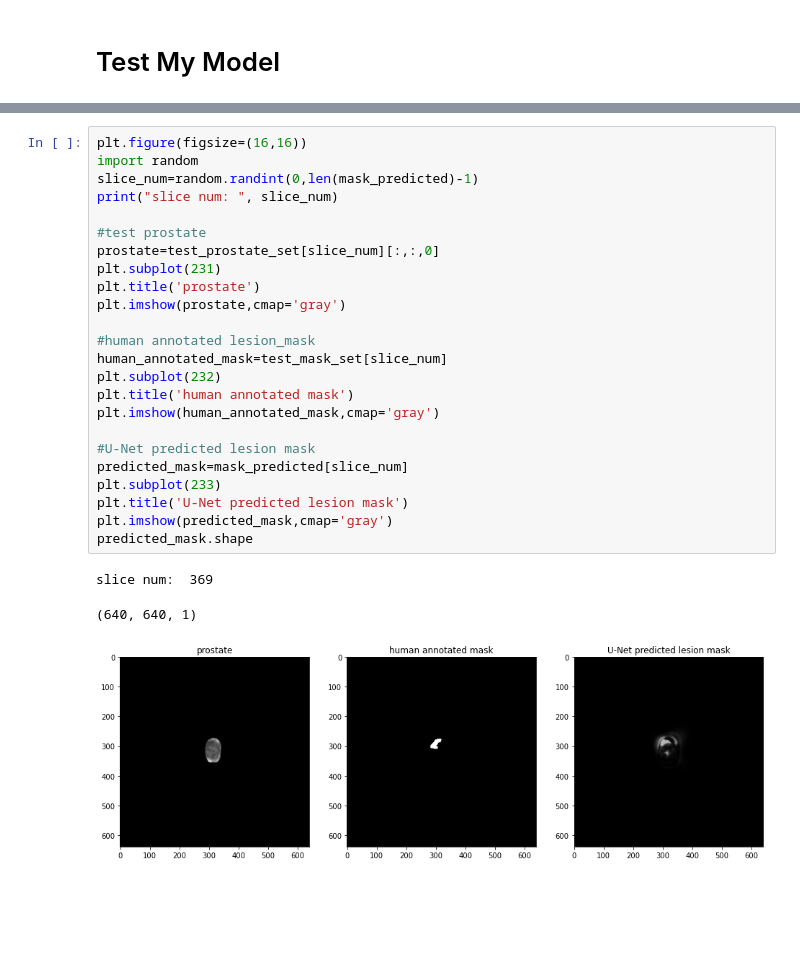
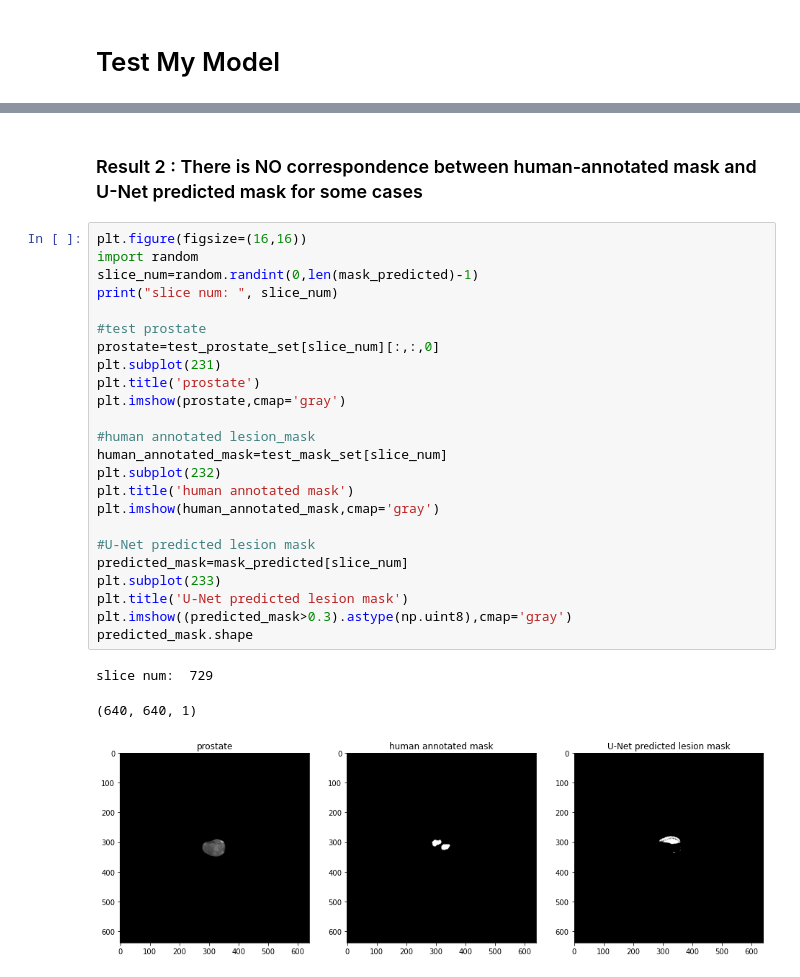
Before and after one commit to KuanchengWang/PI-CAI-Prostate-Lesion-Segmentation, a Jupyter notebook: PI-CAI_Prostate_Lesion_Segmentation.ipynb, the cells around one changed output, grey strips where cells are left out. Cells and saved outputs as stored; diff of their text form; blank space fills up the shorter version.

```diff
--- a/PI-CAI_Prostate_Lesion_Segmentation.ipynb
+++ b/PI-CAI_Prostate_Lesion_Segmentation.ipynb
@@ -594,28 +706,30 @@ len(mask_predicted)
+# %% [markdown]
+### Result 2 : There is NO correspondence between human-annotated mask and U-Net predicted mask  for some cases
 # %%
 plt.figure(figsize=(16,16))
 import random
 slice_num=random.randint(0,len(mask_predicted)-1)
 print("slice num: ", slice_num)
 
 #test prostate
 prostate=test_prostate_set[slice_num][:,:,0]
 plt.subplot(231)
 plt.title('prostate')
 plt.imshow(prostate,cmap='gray')
 
 #human annotated lesion_mask
 human_annotated_mask=test_mask_set[slice_num]
 plt.subplot(232)
 plt.title('human annotated mask')
 plt.imshow(human_annotated_mask,cmap='gray')
 
 #U-Net predicted lesion mask
 predicted_mask=mask_predicted[slice_num]
 plt.subplot(233)
 plt.title('U-Net predicted lesion mask')
-plt.imshow(predicted_mask,cmap='gray')
+plt.imshow((predicted_mask>0.3).astype(np.uint8),cmap='gray')
 predicted_mask.shape
 # %% [output]
-slice num:  369
+slice num:  729
 (640, 640, 1)
-[figure, old version]
+[figure, new version]
```
Also changed, not shown: parts of 17 cells of this notebook.
